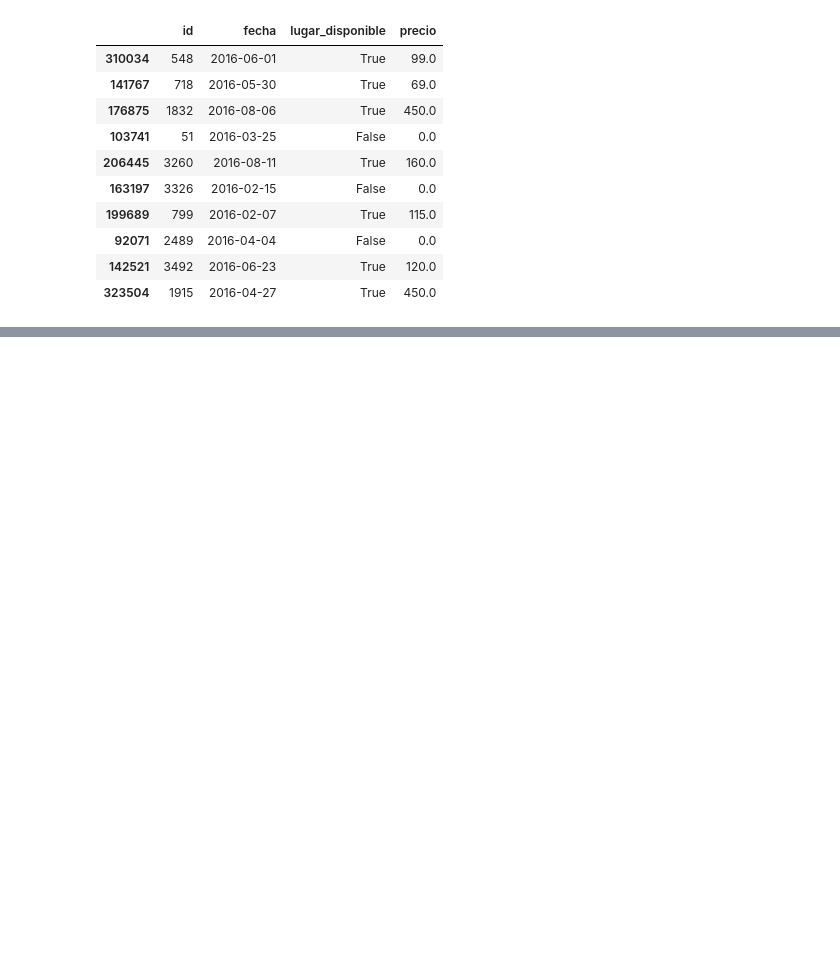
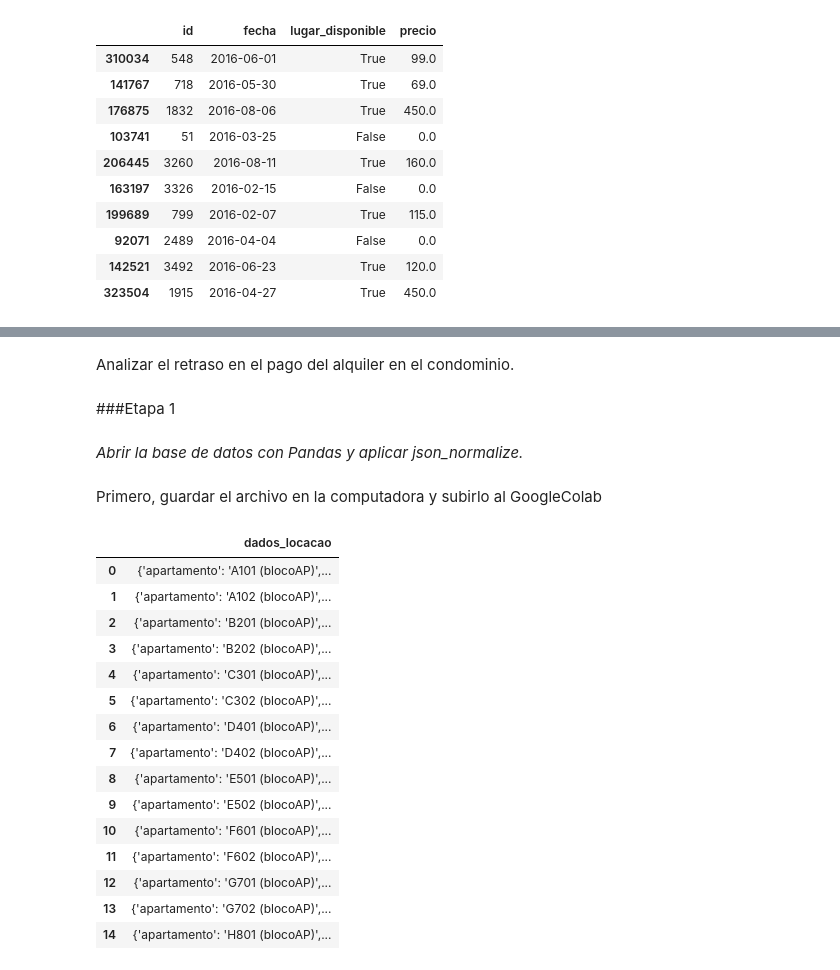
Before and after one commit to vanessa-oreza/python, a Jupyter notebook: Pandas_Tratamiento_Manipulacion_Datos.ipynb, the cells around one changed output, grey strips where cells are left out. Cells and saved outputs as stored; diff of their text form; code cells hidden in the pictures; blank space fills up the shorter version.

```diff
--- a/Pandas_Tratamiento_Manipulacion_Datos.ipynb
+++ b/Pandas_Tratamiento_Manipulacion_Datos.ipynb
@@ -611,0 +686,8 @@ data.sample(10)
+# %% [markdown]
+Analizar el retraso en el pago del alquiler en el condominio.
+# %% [markdown]
+###Etapa 1
+# %% [markdown]
+*Abrir la base de datos con Pandas y aplicar json_normalize.*
+# %% [markdown]
+Primero, guardar el archivo en la computadora y subirlo al GoogleColab
@@ -611,0 +696,19 @@ data.sample(10)
+# %%
+d2
+# %% [output]
+|  | dados_locacao |
+| 0 | {'apartamento': 'A101 (blocoAP)',... |
+| 1 | {'apartamento': 'A102 (blocoAP)',... |
+| 2 | {'apartamento': 'B201 (blocoAP)',... |
+| 3 | {'apartamento': 'B202 (blocoAP)',... |
+| 4 | {'apartamento': 'C301 (blocoAP)',... |
+| 5 | {'apartamento': 'C302 (blocoAP)',... |
+| 6 | {'apartamento': 'D401 (blocoAP)',... |
+| 7 | {'apartamento': 'D402 (blocoAP)',... |
+| 8 | {'apartamento': 'E501 (blocoAP)',... |
+| 9 | {'apartamento': 'E502 (blocoAP)',... |
+| 10 | {'apartamento': 'F601 (blocoAP)',... |
+| 11 | {'apartamento': 'F602 (blocoAP)',... |
+| 12 | {'apartamento': 'G701 (blocoAP)',... |
+| 13 | {'apartamento': 'G702 (blocoAP)',... |
+| 14 | {'apartamento': 'H801 (blocoAP)',... |
```
Also changed, not shown: parts of 25 cells of this notebook.
